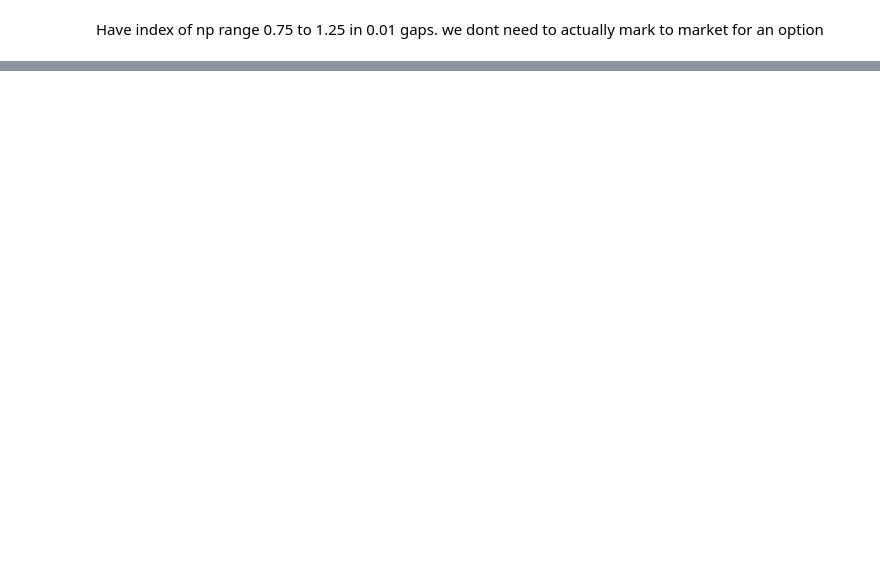
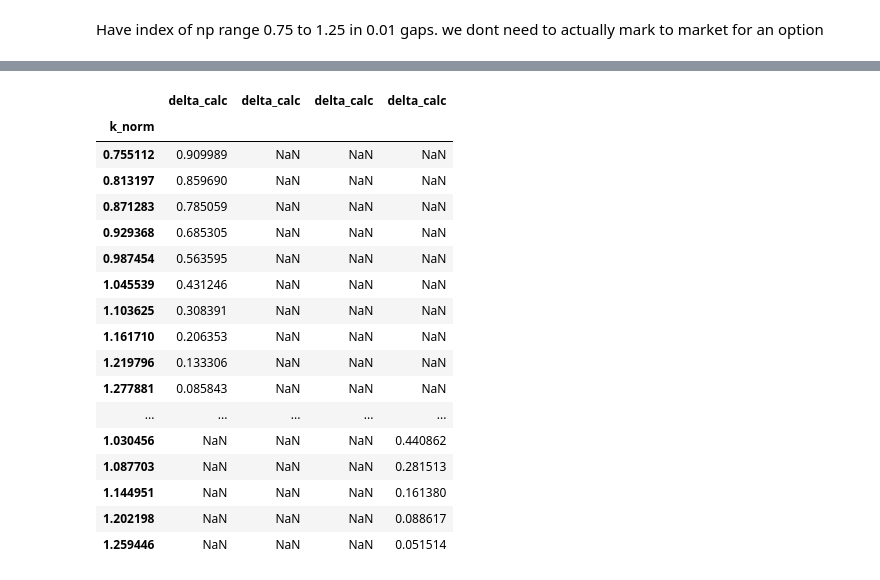
Before and after one commit to BenBowring/OptionSite, a Jupyter notebook: scraping_test.ipynb, the cells around one changed output, grey strips where cells are left out. Cells and saved outputs as stored; diff of their text form; code cells hidden in the pictures; blank space fills up the shorter version.

```diff
--- a/scraping_test.ipynb
+++ b/scraping_test.ipynb
@@ -220,0 +243,21 @@ curves.plot()
+# %%
+curves
+# %% [output]
+|  | delta_calc | delta_calc | delta_calc | delta_calc |
+| k_norm |  |  |  |  |
+| 0.755112 | 0.909989 | NaN | NaN | NaN |
+| 0.813197 | 0.859690 | NaN | NaN | NaN |
+| 0.871283 | 0.785059 | NaN | NaN | NaN |
+| 0.929368 | 0.685305 | NaN | NaN | NaN |
+| 0.987454 | 0.563595 | NaN | NaN | NaN |
+| 1.045539 | 0.431246 | NaN | NaN | NaN |
+| 1.103625 | 0.308391 | NaN | NaN | NaN |
+| 1.161710 | 0.206353 | NaN | NaN | NaN |
+| 1.219796 | 0.133306 | NaN | NaN | NaN |
+| 1.277881 | 0.085843 | NaN | NaN | NaN |
+| ... | ... | ... | ... | ... |
+| 1.030456 | NaN | NaN | NaN | 0.440862 |
+| 1.087703 | NaN | NaN | NaN | 0.281513 |
+| 1.144951 | NaN | NaN | NaN | 0.161380 |
+| 1.202198 | NaN | NaN | NaN | 0.088617 |
+| 1.259446 | NaN | NaN | NaN | 0.051514 |
```
Also changed, not shown: parts of 17 cells of this notebook, 2 other files.
